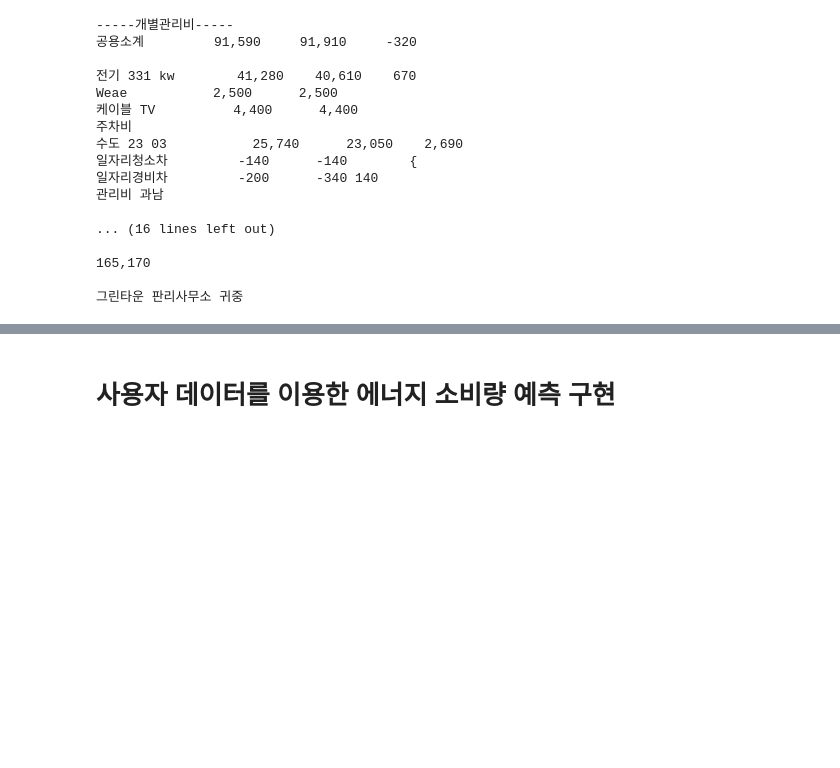
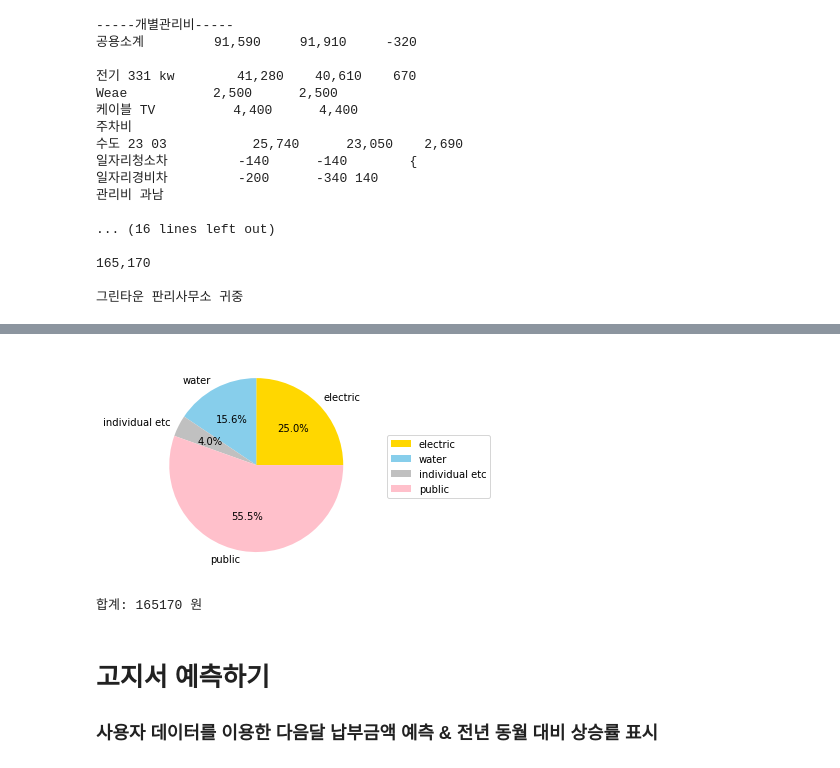
Before and after one commit to 1kong25/eggo_project, a Jupyter notebook: eggo_project.ipynb, the cells around one changed output, grey strips where cells are left out. Cells and saved outputs as stored; diff of their text form; code cells hidden in the pictures; blank space fills up the shorter version.

```diff
--- a/eggo_project.ipynb
+++ b/eggo_project.ipynb
@@ -209,2 +282,18 @@ print("이번 달 총 요금:", price_this,"원")
+# %%
+import matplotlib.pyplot as plt
+import pandas as pd
+
+etc_indivi_price = total_price-(elec_price + wat_price + public_price)
+graph_series = pd.Series([elec_price, wat_price, etc_indivi_price, public_price], index = ['electric', 'water', 'individual etc', 'public'])
+colors = pd.Series(['gold', 'skyblue', 'silver', 'pink'], index = graph_series.index)
+plt.pie(graph_series, labels = graph_series.index, autopct = '%.1f%%', colors=colors)
+plt.legend(loc = (1.1,0.35))
+plt.show()
+
+print("합계:",total_price,"원")
+# %% [output]
+[figure, added]
+합계: 165170 원
 # %% [markdown]
-# 사용자 데이터를 이용한 에너지 소비량 예측 구현
+# 고지서 예측하기
+### 사용자 데이터를 이용한 다음달 납부금액 예측 & 전년 동월 대비 상승률 표시
```
Also changed, not shown: parts of 14 cells of this notebook.
